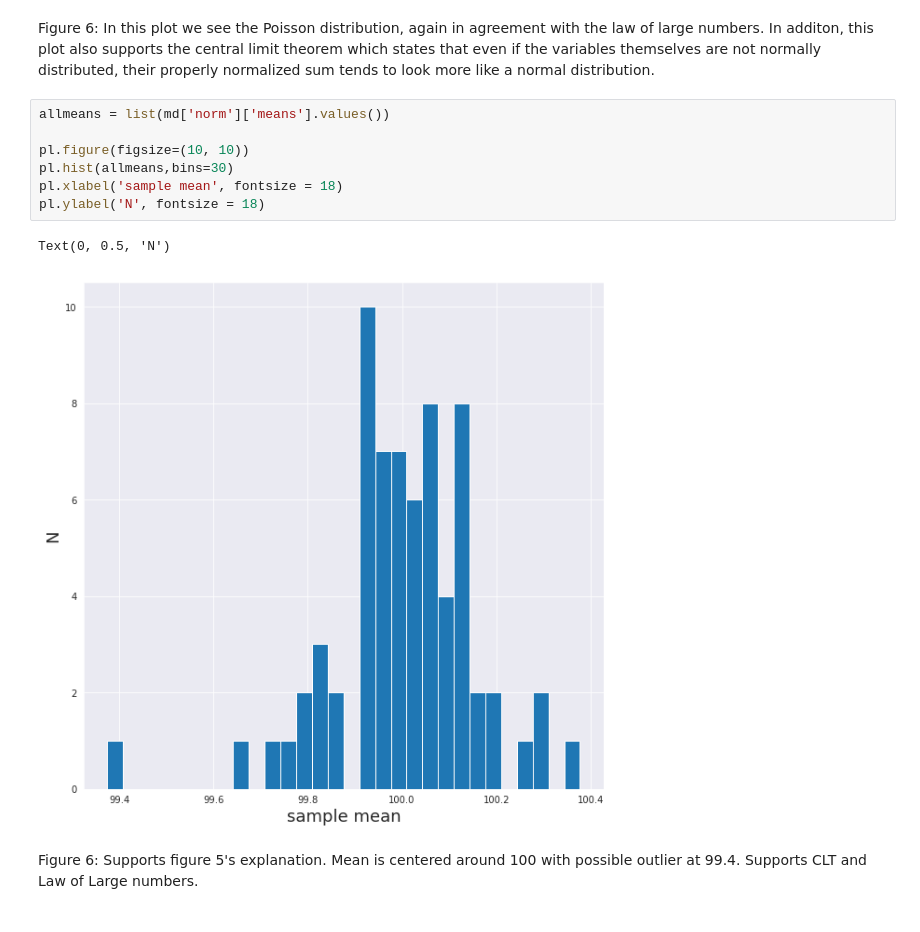
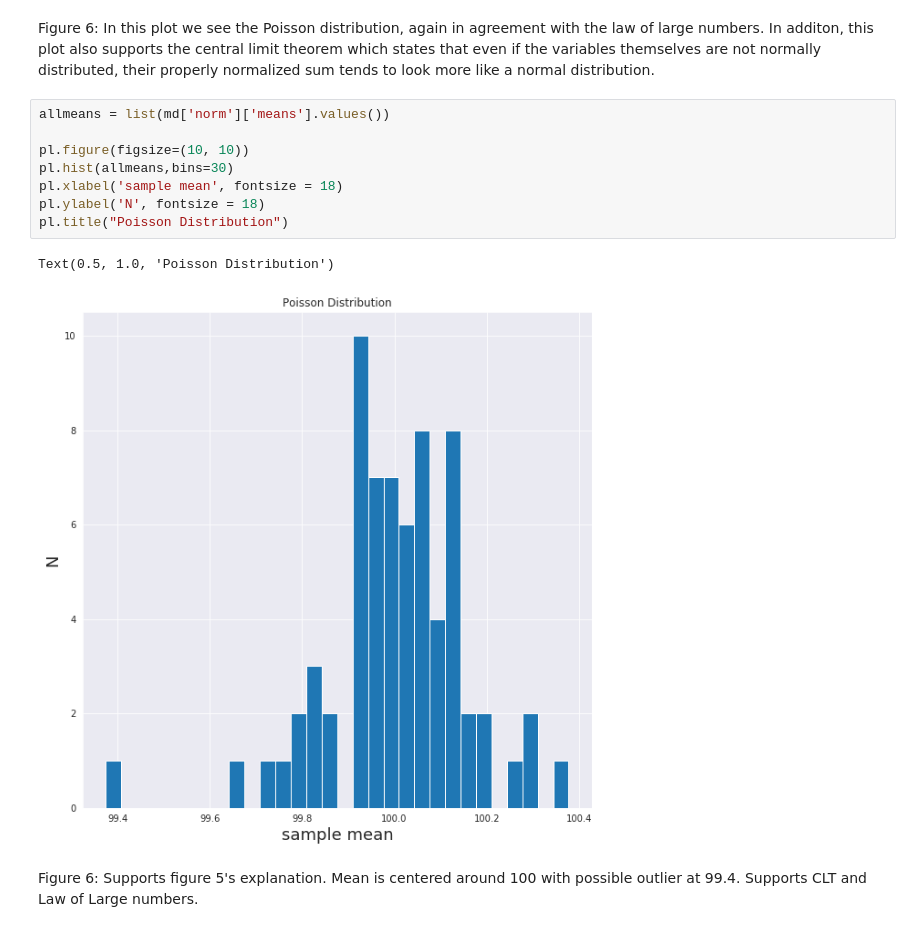
Before and after one commit to samuelmat/DSPS_tFessaras, a Jupyter notebook: HW2/DSPS_tFessaras_HW2_2.ipynb, the cells around one changed output. Drawn from its saved outputs; the diff is of its cells as text.

```diff
--- a/HW2/DSPS_tFessaras_HW2_2.ipynb
+++ b/HW2/DSPS_tFessaras_HW2_2.ipynb
@@ -240,13 +241,14 @@ Figure 6: In this plot we see the Poisson distribution, again in agreement with
 # %%
 allmeans = list(md['norm']['means'].values())
 
 pl.figure(figsize=(10, 10))
 pl.hist(allmeans,bins=30)
 pl.xlabel('sample mean', fontsize = 18)
 pl.ylabel('N', fontsize = 18)
+pl.title("Poisson Distribution")
 # %% [output]
-Text(0, 0.5, 'N')
+Text(0.5, 1.0, 'Poisson Distribution')
-[figure, old version]
+[figure, new version]
 # %% [markdown]
 Figure 6: Supports figure 5's explanation. Mean is centered around 100 with possible outlier at 99.4. Supports CLT and Law of Large numbers.
 # %% [markdown]
```
Also changed, not shown: parts of 8 cells of this notebook.
